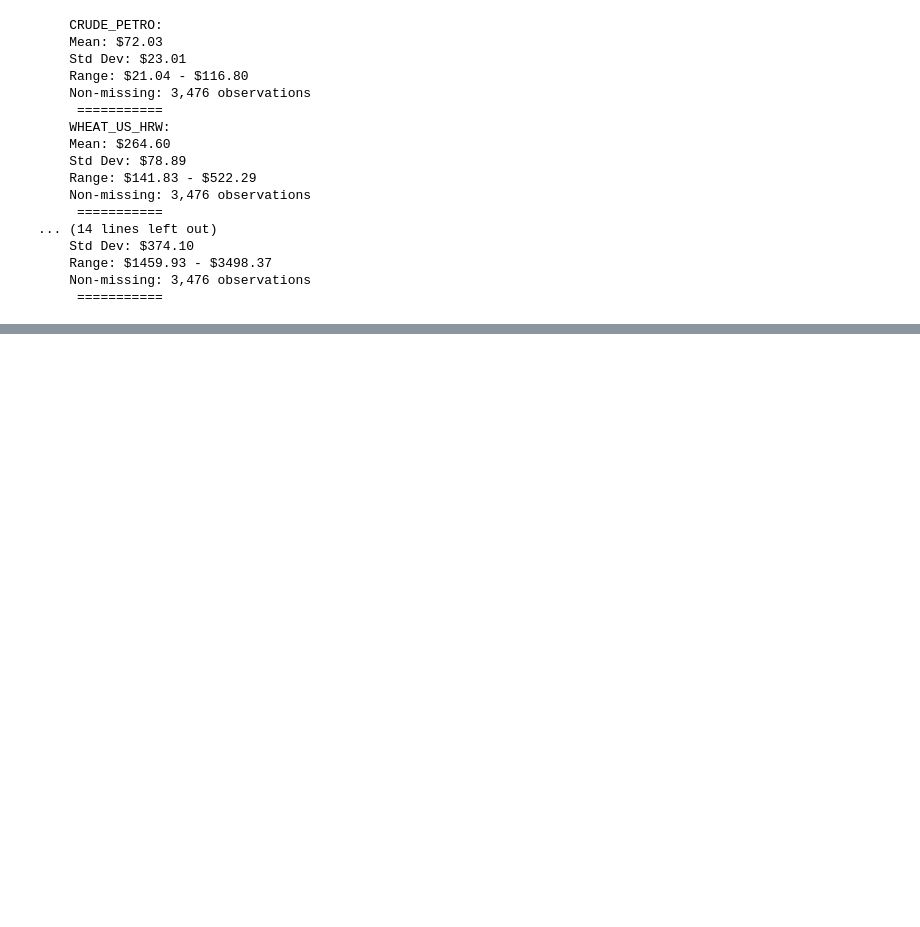
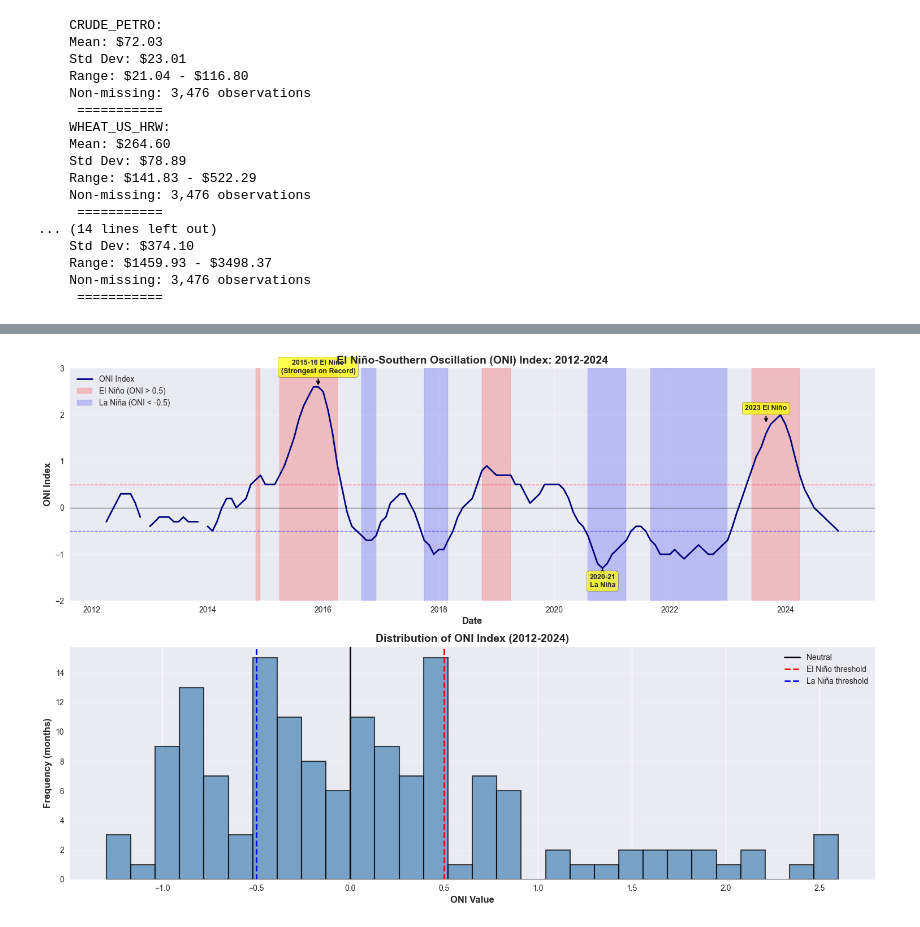
Before and after one commit to aaronmat1905/global-trade-shocks-analysis, a Jupyter notebook: notebooks/s2_causal_analysis.ipynb, the cells around one changed output, grey strips where cells are left out. Saved outputs shown, nothing was run; the diff lists cells and outputs as text; code cells hidden in the pictures; blank space fills up the shorter version.

```diff
--- a/notebooks/s2_causal_analysis.ipynb
+++ b/notebooks/s2_causal_analysis.ipynb
@@ -228,0 +596,14 @@ for col in commodity_cols:
+# %%
+# 5. Interaction with sector characteristics (for robustness)
+if 'is_energy_intensive' in masterDF.columns:
+    masterDF['oni_x_energy'] = masterDF['ONI'] * masterDF['is_energy_intensive'].astype(int)
+    print("\n[3] Interaction Terms:")
+    print("  • oni_x_energy (ONI × energy-intensive sectors)")
+# Summary: Industry Summary
+instrument_vars = ['ONI', 'ONI_lag_1m', 'ONI_lag_3m', 'ONI_lag_6m',
+                   'oni_strong_elnino', 'oni_strong_lanina', 'oni_standardized']
+
+for var in instrument_vars:
+    if var in masterDF.columns:
+        non_null = masterDF[var].notna().sum()
+        print(f"  {var}: {non_null:,} non-null observations")
@@ -228,0 +622,83 @@ for col in commodity_cols:
+# %%
+# Get unique dates (ONI is same for all sectors on given date)
+oni_timeseries = masterDF.groupby('date')[['ONI', 'ENSO_Phase']].first().reset_index()
+oni_timeseries = oni_timeseries.sort_values('date')
+
+fig, axes = plt.subplots(2, 1, figsize=(15, 10))
+
+# ============================================================================
+# Plot 1: ONI Time Series with ENSO Phases
+# ============================================================================
+
+ax1 = axes[0]
+
+# Plot ONI line
+ax1.plot(oni_timeseries['date'], oni_timeseries['ONI'],
+         linewidth=2, color='navy', label='ONI Index', zorder=3)
+
+# Add threshold lines
+ax1.axhline(y=0, color='black', linestyle='-', linewidth=1, alpha=0.5)
+ax1.axhline(y=0.5, color='red', linestyle='--', linewidth=1, alpha=0.5)
+ax1.axhline(y=-0.5, color='blue', linestyle='--', linewidth=1, alpha=0.5)
+
+# Shade El Niño periods
+elnino_mask = oni_timeseries['ONI'] > 0.5
+ax1.fill_between(oni_timeseries['date'], -2, 3, where=elnino_mask,
+                 alpha=0.2, color='red', label='El Niño (ONI > 0.5)', zorder=1)
+
+# Shade La Niña periods
+lanina_mask = oni_timeseries['ONI'] < -0.5
+ax1.fill_between(oni_timeseries['date'], -2, 3, where=lanina_mask,
+                 alpha=0.2, color='blue', label='La Niña (ONI < -0.5)', zorder=1)
+
+ax1.set_xlabel('Date', fontsize=12, fontweight='bold')
+ax1.set_ylabel('ONI Index', fontsize=12, fontweight='bold')
+ax1.set_title('El Niño-Southern Oscillation (ONI) Index: 2012-2024',
+              fontsize=14, fontweight='bold')
+ax1.legend(loc='upper left', fontsize=10)
+ax1.grid(True, alpha=0.3, zorder=0)
+ax1.set_ylim(-2, 3)
+
+# Annotate major events
+annotations = [
+    ('2015-12-01', 2.6, '2015-16 El Niño\n(Strongest on Record)', 0.3),
+    ('2020-11-01', -1.3, '2020-21\nLa Niña', -0.4),
+    ('2023-09-01', 1.8, '2023 El Niño', 0.3),
+]
+
+for date_str, oni_val, label, y_offset in annotations:
+    event_date = pd.to_datetime(date_str)
+    if event_date in oni_timeseries['date'].values:
+        ax1.annotate(label, xy=(event_date, oni_val),
+                    xytext=(event_date, oni_val + y_offset),
+                    arrowprops=dict(arrowstyle='->', color='black', lw=1.5),
+                    fontsize=9, ha='center', fontweight='bold',
+                    bbox=dict(boxstyle='round,pad=0.4', facecolor='yellow',
+                             alpha=0.7, edgecolor='black'))
+
+# ============================================================================
+# Plot 2: ONI Distribution
+# ============================================================================
+ax2 = axes[1]
+
+ax2.hist(oni_timeseries['ONI'].dropna(), bins=30, color='steelblue',
+         edgecolor='black', alpha=0.7, linewidth=1.5)
+
+ax2.axvline(x=0, color='black', linestyle='-', linewidth=2, label='Neutral')
+ax2.axvline(x=0.5, color='red', linestyle='--', linewidth=2, label='El Niño threshold')
+ax2.axvline(x=-0.5, color='blue', linestyle='--', linewidth=2, label='La Niña threshold')
+
+ax2.set_xlabel('ONI Value', fontsize=12, fontweight='bold')
+ax2.set_ylabel('Frequency (months)', fontsize=12, fontweight='bold')
+ax2.set_title('Distribution of ONI Index (2012-2024)', fontsize=14, fontweight='bold')
+ax2.legend(fontsize=10, loc='upper right')
+ax2.grid(True, alpha=0.3, axis='y')
+
+plt.tight_layout()
+plt.savefig(figures_path + 'oni_instrument_visualization.png',
+            dpi=300, bbox_inches='tight')
+plt.show()
+
+print(f"✓ Visualization saved: {figures_path}oni_instrument_visualization.png")
+# %% [output]
+[figure, added]
```
Also changed, not shown: parts of 68 cells of this notebook, 22 other files.
